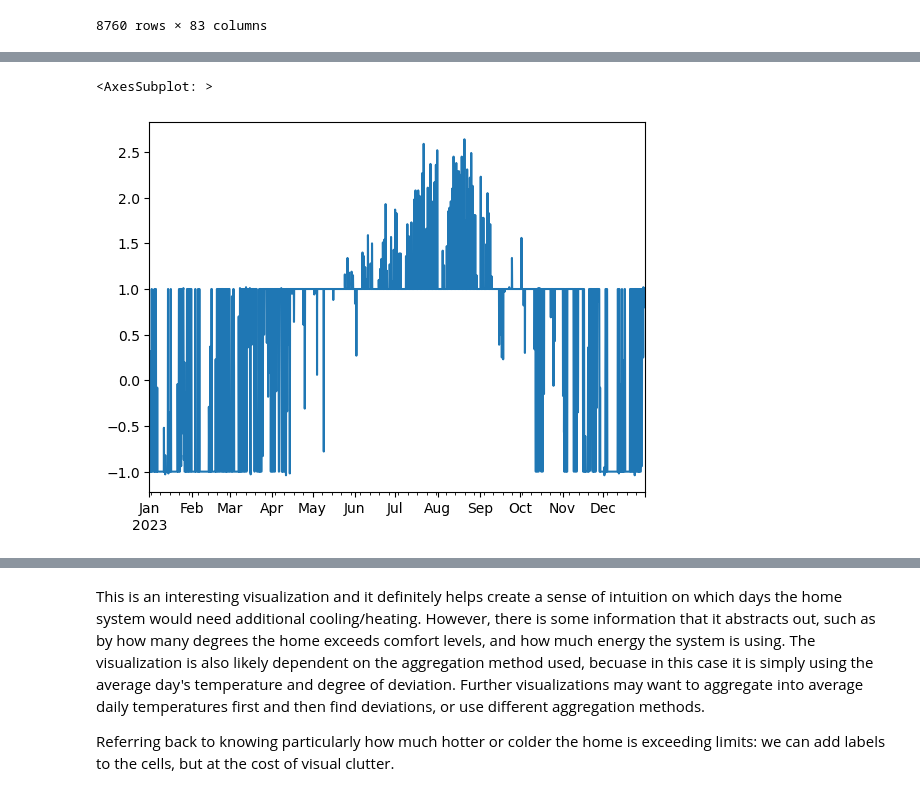
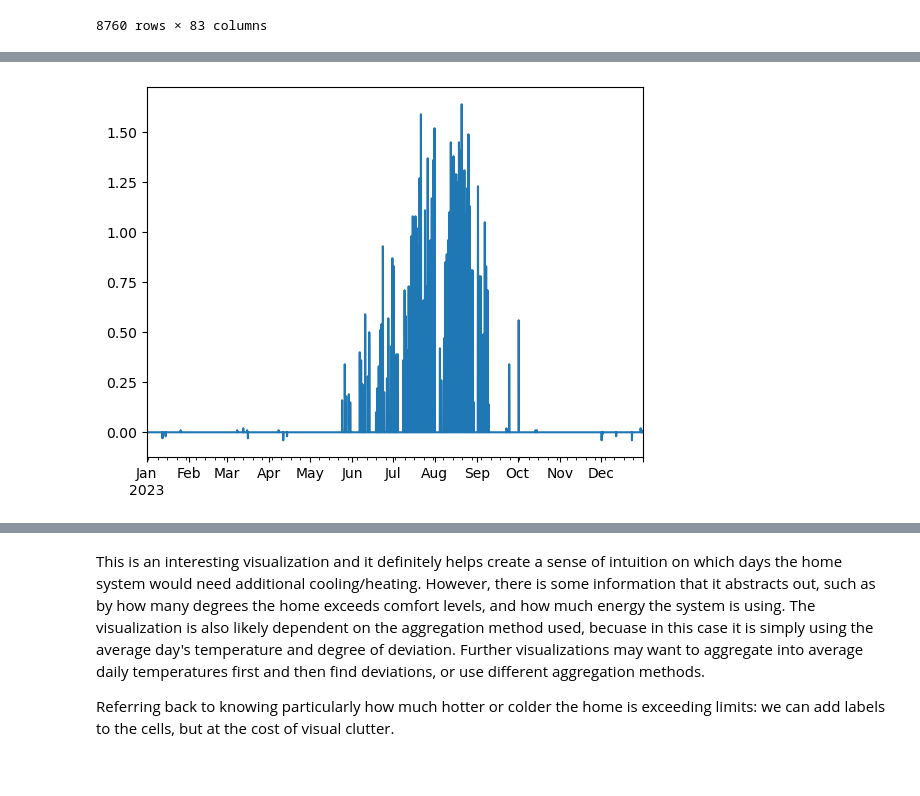
Before and after one commit to alchemicHen/hvac-viz, a Jupyter notebook: cleaning_calendar_viz.ipynb, the cells around one changed output, grey strips where cells are left out. Cells and saved outputs as stored; diff of their text form; code cells hidden in the pictures.

```diff
--- a/cleaning_calendar_viz.ipynb
+++ b/cleaning_calendar_viz.ipynb
@@ -89,19 +88,8 @@ setpoint_diff = living_df['cooling_setpoint'] - living_df['heating_setpoint']
 living_df['heating_deviation'] = living_df['living_space_temp'] - living_df['heating_setpoint']
 living_df['cooling_deviation'] = living_df['living_space_temp'] - living_df['cooling_setpoint']
 
-# The temperature deviation from the midpoint of the setpoints (73). Thus: if it rises above 1 or below -1, the setpoints are also exceeded.
-living_df['deviation_from_avg'] = living_df['living_space_temp'] - (living_df['cooling_setpoint'] + living_df['heating_setpoint'])/2
-
 # True if the temperature is below the heating setpoint or above the cooling setpoint.
 living_df['exceeds_setpoints'] = np.where((living_df['living_space_temp'] > living_df['cooling_setpoint']) | (living_df['living_space_temp']<living_df['heating_setpoint']), True, False)
 
 # Slicing a dataframe with timepoints that exceed the temperature setpoints
 #excess_df = living_df[living_df['exceeds_setpoints'] == True]
-
-# Saving cleaned dataset
-living_df.to_csv('atx_hourly_cleaned.csv')
-
-living_df.deviation_from_avg.plot()
-# %% [output]
-<AxesSubplot: >
-[figure, removed]
@@ -107,0 +101,13 @@ living_df.deviation_from_avg.plot()
+# %%
+# Make new column for amount of excess degrees, 0 if within comfortable range.
+excess_conditions = [living_df['in_range'] == 'Too Hot', living_df['in_range'] == 'Too Cold', living_df['in_range'] == 'In Range']
+excess_choices = [living_df['cooling_deviation'], living_df['heating_deviation'], 0]
+living_df['excess_temp'] = np.select(excess_conditions, excess_choices)
+
+too_hot_df = living_df[living_df['in_range'] == 'Too Hot'] # If exceeds, cooling_deviation is magnitude
+too_cold_df = living_df[living_df['in_range'] == 'Too Cold'] # If exceeds, heating_deviation is magnitude
+
+living_df.excess_temp.plot()
+plt.show()
+# %% [output]
+[figure, added]
```
Also changed, not shown: parts of 7 cells of this notebook, 1 other file.
